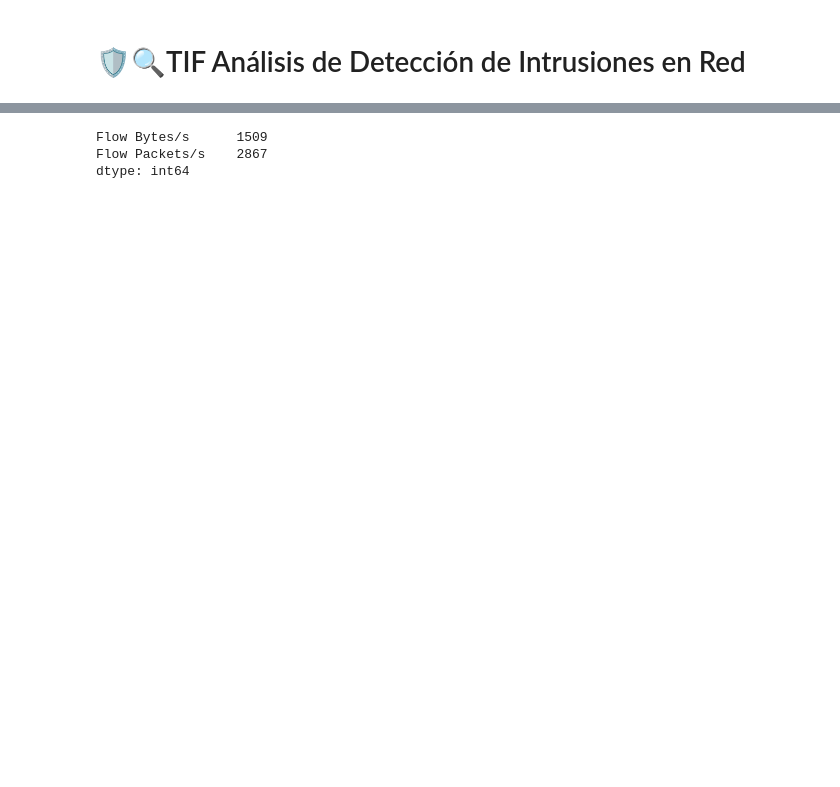
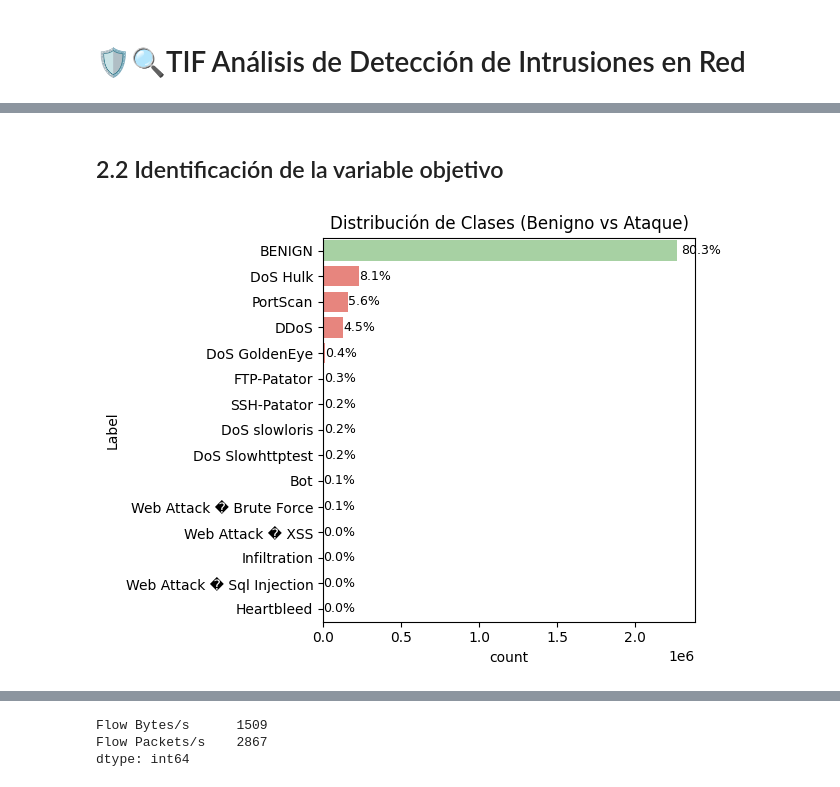
Before and after one commit to jotaeleb/tif-ciencias-de-datos, a Jupyter notebook: notebooks/proyecto.ipynb, the cells around one changed output, grey strips where cells are left out. Saved outputs shown, nothing was run; the diff lists cells and outputs as text; code cells hidden in the pictures; blank space fills up the shorter version.

Commit message:
Se reestructuro índice, se agregó análisis de outliers, análisis de variables con comportamiento anómalo y checkpoints

```diff
--- a/notebooks/proyecto.ipynb
+++ b/notebooks/proyecto.ipynb
@@ -225,0 +48,18 @@ df[num_cols].describe().T
+# %%
+# Librerias
+import os
+import glob
+import json
+import warnings
+import datetime
+import numpy as np
+import pandas as pd
+import matplotlib.pyplot as plt
+import seaborn as sns
+
+warnings.filterwarnings('ignore')
+
+# Definición de colores para gráficos
+COLOR_BENIGNO = '#A1D99B'  # Verde pastel
+COLOR_ATAQUE  = '#F8766D'  # Rojo pastel
+COLOR_NEUTRO  = '#AED6F1'  # Azul pastel
@@ -225,0 +169,23 @@ df[num_cols].describe().T
+# %% [markdown]
+## 2.2 Identificación de la variable objetivo
+# %%
+# Gráfico de la distribución de clases
+counts = df['Label'].value_counts()
+pcts = df['Label'].value_counts(normalize=True) * 100
+colors = [COLOR_BENIGNO if c == 'BENIGN' else COLOR_ATAQUE for c in counts.index]
+
+# Gráfico horizontal ordenado (mayor a menor)
+ax = sns.countplot(y='Label', data=df, order=counts.index, palette=colors)
+
+# Añadir porcentaje al final de cada barra
+for i, (label, count, pct) in enumerate(zip(counts.index, counts.values, pcts.values)):
+    ax.text(count + (count * 0.01), i, f'{pct:.1f}%',
+            va='center', ha='left', fontsize=9)
+
+plt.title('Distribución de Clases (Benigno vs Ataque)')
+plt.tight_layout()
+plt.savefig(f'{CHECKPOINT_DIR}/grafico_distribucion_clases.png',
+            dpi=150, bbox_inches='tight')
+plt.show()
+# %% [output]
+[figure, added]
```
Also changed, not shown: parts of 55 cells of this notebook.
